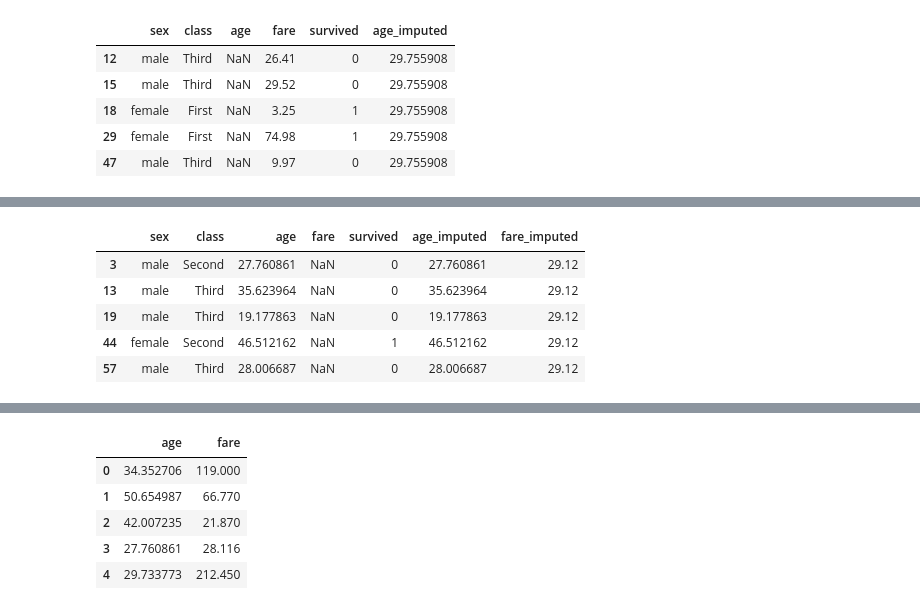
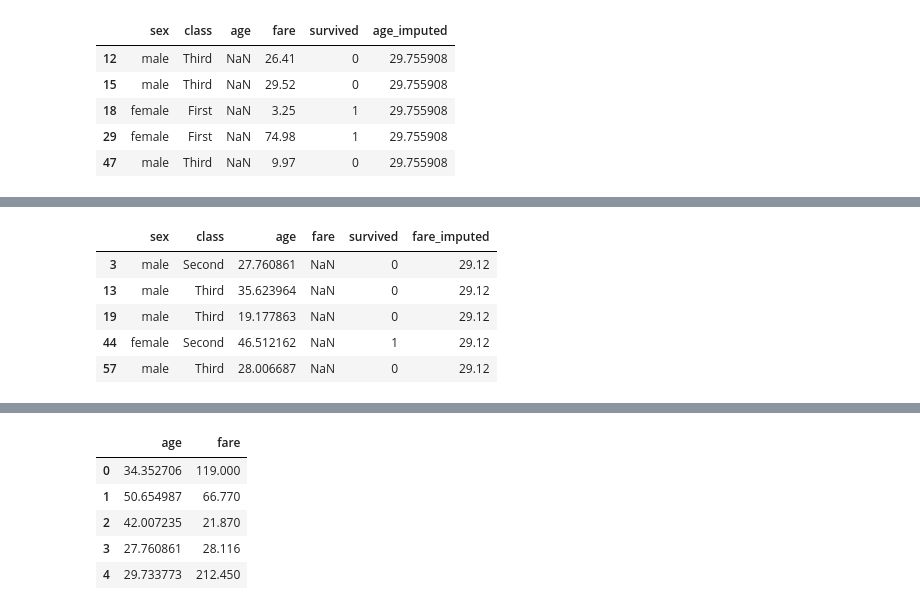
Before and after one commit to steestor/course-python-ml, a Jupyter notebook: notebooks/S1_A2_Limpieza_y_Preprocesamiento.ipynb, the cells around one changed output, grey strips where cells are left out. Saved outputs shown, nothing was run; the diff lists cells and outputs as text; code cells hidden in the pictures.

```diff
--- a/notebooks/S1_A2_Limpieza_y_Preprocesamiento.ipynb
+++ b/notebooks/S1_A2_Limpieza_y_Preprocesamiento.ipynb
@@ -89,13 +104,14 @@ df[df['age'].isna()].head()
 # %%
 # Imputación con mediana
+df_copy = df.copy()
 imputer_median = SimpleImputer(strategy="median")
-df["fare_imputed"] = imputer_median.fit_transform(df[["fare"]])
+df_copy["fare_imputed"] = imputer_median.fit_transform(df_copy[["fare"]])
 
-df[df["fare"].isna()].head()
+df_copy[df_copy["fare"].isna()].head()
 # %% [output]
-|  | sex | class | age | fare | survived | age_imputed | fare_imputed |
-| 3 | male | Second | 27.760861 | NaN | 0 | 27.760861 | 29.12 |
-| 13 | male | Third | 35.623964 | NaN | 0 | 35.623964 | 29.12 |
-| 19 | male | Third | 19.177863 | NaN | 0 | 19.177863 | 29.12 |
-| 44 | female | Second | 46.512162 | NaN | 1 | 46.512162 | 29.12 |
-| 57 | male | Third | 28.006687 | NaN | 0 | 28.006687 | 29.12 |
+|  | sex | class | age | fare | survived | fare_imputed |
+| 3 | male | Second | 27.760861 | NaN | 0 | 29.12 |
+| 13 | male | Third | 35.623964 | NaN | 0 | 29.12 |
+| 19 | male | Third | 19.177863 | NaN | 0 | 29.12 |
+| 44 | female | Second | 46.512162 | NaN | 1 | 29.12 |
+| 57 | male | Third | 28.006687 | NaN | 0 | 29.12 |
```
Also changed, not shown: parts of 7 cells of this notebook.
